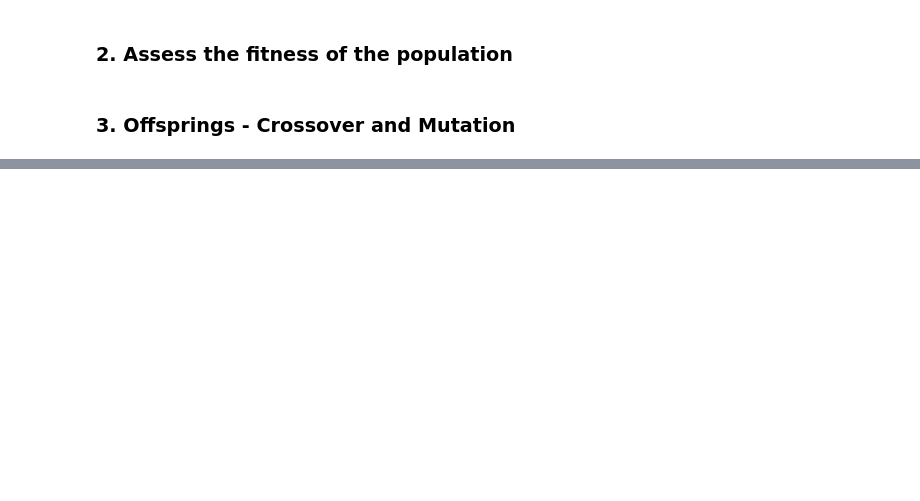
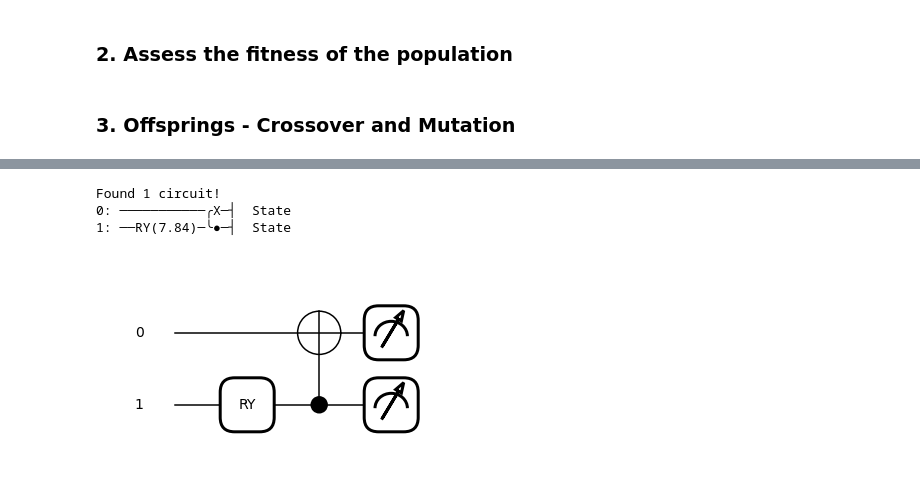
Before and after one commit to Ashutosh-Mishra2/GA_circuit_design, a Jupyter notebook: quantum_circuit_design.ipynb, the cells around one changed output, grey strips where cells are left out. Cells and saved outputs as stored; diff of their text form; code cells hidden in the pictures; blank space fills up the shorter version.

Commit message:
Made sections for results

```diff
--- a/quantum_circuit_design.ipynb
+++ b/quantum_circuit_design.ipynb
@@ -376,0 +448,36 @@ The text.latex.preview rcparam was deprecated in Matplotlib 3.3 and will be remo
+# %%
+MAX_GATES = 10
+MAX_ITER = 15
+
+n_qubits = 2
+dev = qml.device("default.qubit", wires=n_qubits)
+
+psi_target = np.array([1, 0, 0, 1])/np.sqrt(2) # |00> + |11> - bell state
+psi_target = psi_target/np.linalg.norm(psi_target)
+
+basis_gates = [qml.RX, qml.RY, qml.RZ, qml.CNOT]
+basis_gates2 = [qml.RX, qml.RY, qml.RZ]
+
+# reinitializing dev
+
+@qml.qnode(dev)
+def circuit_from_list(gates_list):
+    """
+    Construct a quantum circuit from a list of gates.
+    And returns the state of the qubits at the end of the circuit.
+
+    Args:
+        gates_list (List[qml.operation.Operation]): List of gates.
+
+    Returns:
+        qml.state: State of the qubits at the end of the circuit.
+    """
+    for gate in gates_list:
+        qml.apply(gate)
+    return qml.state()
+# %%
+final_result = generate_circuits(
+                    psi_target=psi_target,
+                    n=10,
+                    n_gates=2
+)
@@ -377,3 +502,10 @@ The text.latex.preview rcparam was deprecated in Matplotlib 3.3 and will be remo
+# %%
+process_results(final_result)
+# %% [output]
+Found 1 circuit!
+0: ───────────╭X─┤  State
+1: ──RY(7.84)─╰●─┤  State
+[figure, added]
 # %%
 qml_to_qasm(final_result[0])
 # %% [output]
```
Also changed, not shown: parts of 31 cells of this notebook, 1 other file.
